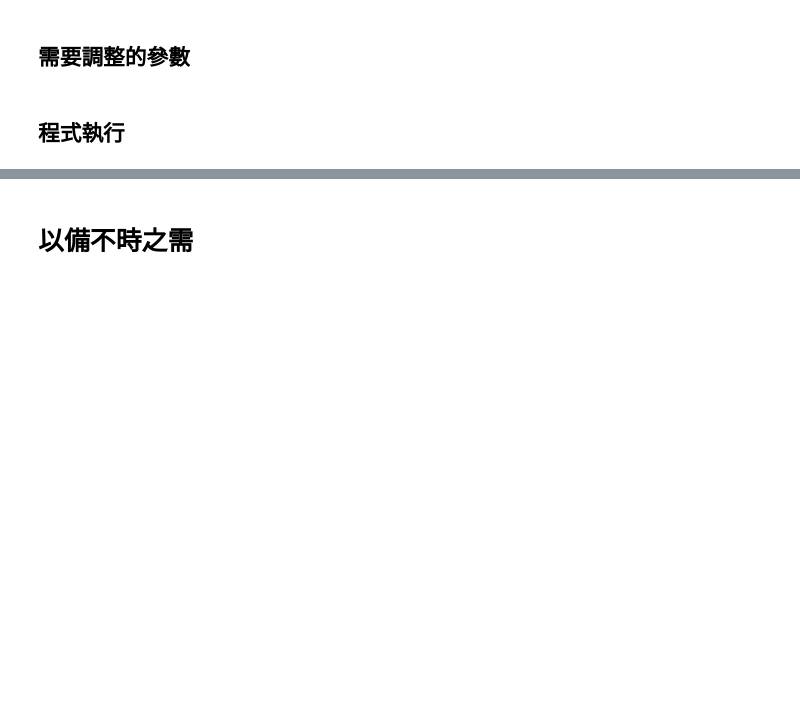
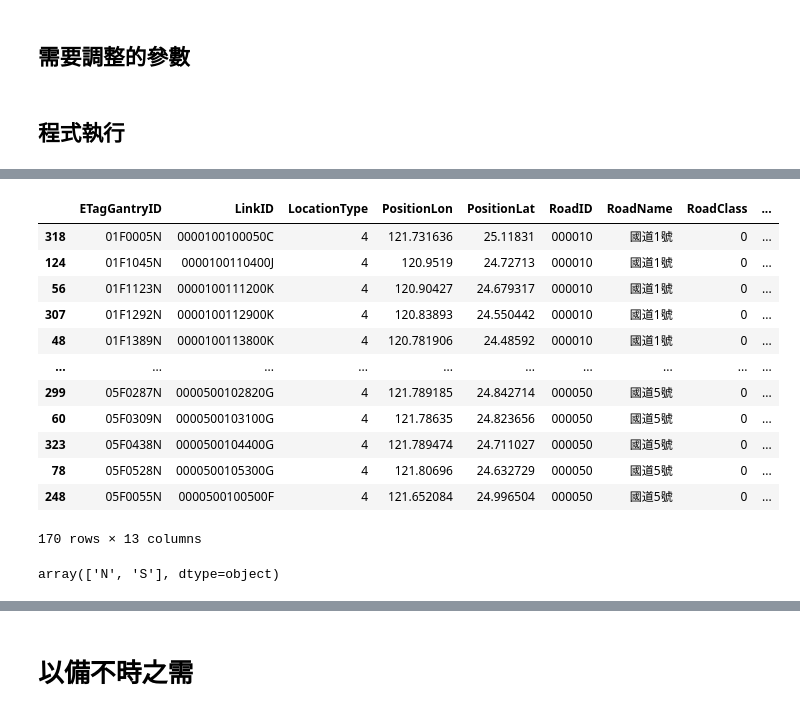
Before and after one commit to KaiChiehKJ/Freeway, a Jupyter notebook: M03A.ipynb, the cells around one changed output, grey strips where cells are left out. Saved outputs shown, nothing was run; the diff lists cells and outputs as text; code cells hidden in the pictures; blank space fills up the shorter version.

```diff
--- a/M03A.ipynb
+++ b/M03A.ipynb
@@ -408 +410,4 @@ def freeway(datatype, datelist, Tableau = False, etag = None):
+# %%
+etag = etag_getdf()
+etag['Direction'] = etag['ETagGantryID'].str[-1]
 # %%
@@ -409,0 +431,24 @@ df = freeway(datatype = 'M05A', datelist = datelist)
+# %%
+etag_S = etag[etag['Direction'] == 'S'].sort_values(['RoadName','LocationMile'])
+
+etag_N = etag[etag['Direction'] == 'N'].sort_values(['RoadName','LocationMile'])
+# %%
+etag_N
+# %% [output]
+|  | ETagGantryID | LinkID | LocationType | PositionLon | PositionLat | RoadID | RoadName | RoadClass | ... |
+| 318 | 01F0005N | 0000100100050C | 4 | 121.731636 | 25.11831 | 000010 | 國道1號 | 0 | ... |
+| 124 | 01F1045N | 0000100110400J | 4 | 120.9519 | 24.72713 | 000010 | 國道1號 | 0 | ... |
+| 56 | 01F1123N | 0000100111200K | 4 | 120.90427 | 24.679317 | 000010 | 國道1號 | 0 | ... |
+| 307 | 01F1292N | 0000100112900K | 4 | 120.83893 | 24.550442 | 000010 | 國道1號 | 0 | ... |
+| 48 | 01F1389N | 0000100113800K | 4 | 120.781906 | 24.48592 | 000010 | 國道1號 | 0 | ... |
+| ... | ... | ... | ... | ... | ... | ... | ... | ... | ... |
+| 299 | 05F0287N | 0000500102820G | 4 | 121.789185 | 24.842714 | 000050 | 國道5號 | 0 | ... |
+| 60 | 05F0309N | 0000500103100G | 4 | 121.78635 | 24.823656 | 000050 | 國道5號 | 0 | ... |
+| 323 | 05F0438N | 0000500104400G | 4 | 121.789474 | 24.711027 | 000050 | 國道5號 | 0 | ... |
+| 78 | 05F0528N | 0000500105300G | 4 | 121.80696 | 24.632729 | 000050 | 國道5號 | 0 | ... |
+| 248 | 05F0055N | 0000500100500F | 4 | 121.652084 | 24.996504 | 000050 | 國道5號 | 0 | ... |
+170 rows × 13 columns
+# %%
+etag['Direction'].unique()
+# %% [output]
+array(['N', 'S'], dtype=object)
```
Also changed, not shown: parts of 5 cells of this notebook, 2 other files.
